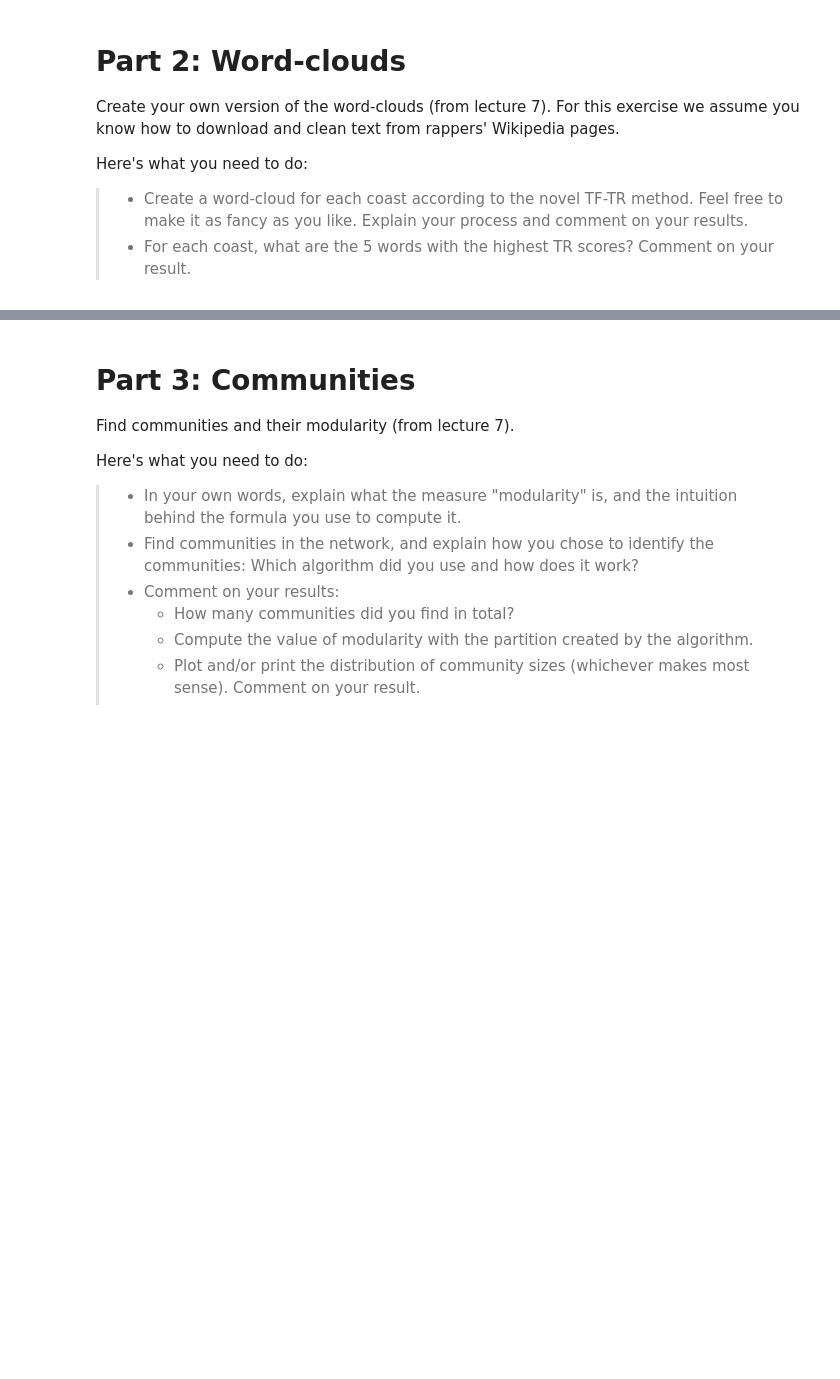
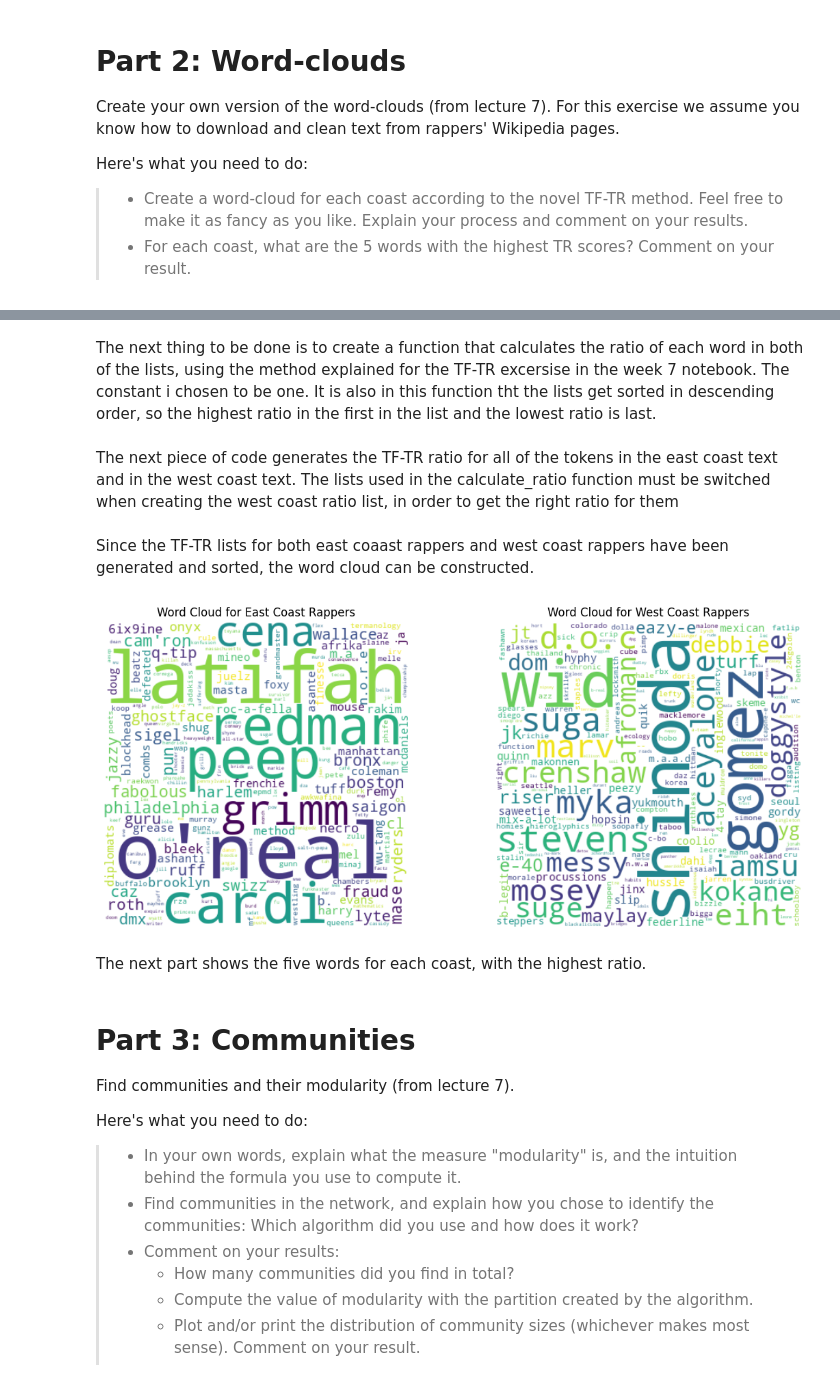
Before and after one commit to s185231/02805_SocialGraphs, a Jupyter notebook: Assignment2.ipynb, the cells around one changed output, grey strips where cells are left out. Cells and saved outputs as stored; diff of their text form; code cells hidden in the pictures; blank space fills up the shorter version.

```diff
--- a/Assignment2.ipynb
+++ b/Assignment2.ipynb
@@ -240,0 +276,3 @@ Here's what you need to do:
+# %%
+corpus_dir = 'rapper_corpus'
+os.makedirs(corpus_dir, exist_ok=True)
@@ -240,0 +345,51 @@ Here's what you need to do:
+# %%
+east_coast_tf_list = create_tf_list('east')
+west_coast_tf_list = create_tf_list('west')
+# %% [markdown]
+The next thing to be done is to create a function that calculates the ratio of each word in both of the lists, using the method explained for the TF-TR excersise in the week 7 notebook. The constant i chosen to be one. It is also in this function tht the lists get sorted in descending order, so the highest ratio in the first in the list and the lowest ratio is last.
+# %%
+c = 1
+
+def calculate_ratio(tf_list1, tf_list2, c):
+    ratios = {}
+    for word, freq1 in tf_list1.items():
+        freq2 = tf_list2[word]
+        if word in tf_list2:
+            ratio = freq1 / (freq2 + c)
+            ratios[word] = ratio
+        else:
+            ratios[word] = 0
+
+    sorted_ratios = sorted(ratios.items(), key=lambda item: item[1], reverse=True)
+    return sorted_ratios
+# %% [markdown]
+The next piece of code generates the TF-TR ratio for all of the tokens in the east coast text and in the west coast text. The lists used in the calculate_ratio function must be switched when creating the west coast ratio list, in order to get the right ratio for them
+# %%
+sorted_east_coast_ratios = calculate_ratio(east_coast_tf_list, west_coast_tf_list, c)
+sorted_west_coast_ratios = calculate_ratio(west_coast_tf_list, east_coast_tf_list, c)
+# %% [markdown]
+Since the TF-TR lists for both east coaast rappers and west coast rappers have been generated and sorted, the word cloud can be constructed.
+# %%
+# Create word clouds and display them side by side
+plt.figure(figsize=(12, 5))
+
+# Word cloud for East Coast
+plt.subplot(1, 2, 1)
+wordcloud_east = WordCloud(width=400, height=400, background_color='white').generate_from_frequencies(dict(sorted_east_coast_ratios))
+plt.imshow(wordcloud_east, interpolation='bilinear')
+plt.axis("off")
+plt.title("Word Cloud for East Coast Rappers")
+
+# Word cloud for West Coast
+plt.subplot(1, 2, 2)
+wordcloud_west = WordCloud(width=400, height=400, background_color='white').generate_from_frequencies(dict(sorted_west_coast_ratios))
+plt.imshow(wordcloud_west, interpolation='bilinear')
+plt.axis("off")
+plt.title("Word Cloud for West Coast Rappers")
+
+plt.tight_layout()
+plt.show()
+# %% [output]
+[figure, added]
+# %% [markdown]
+The next part shows the five words for each coast, with the highest ratio.
```
Also changed, not shown: parts of 20 cells of this notebook, 3 other files.
